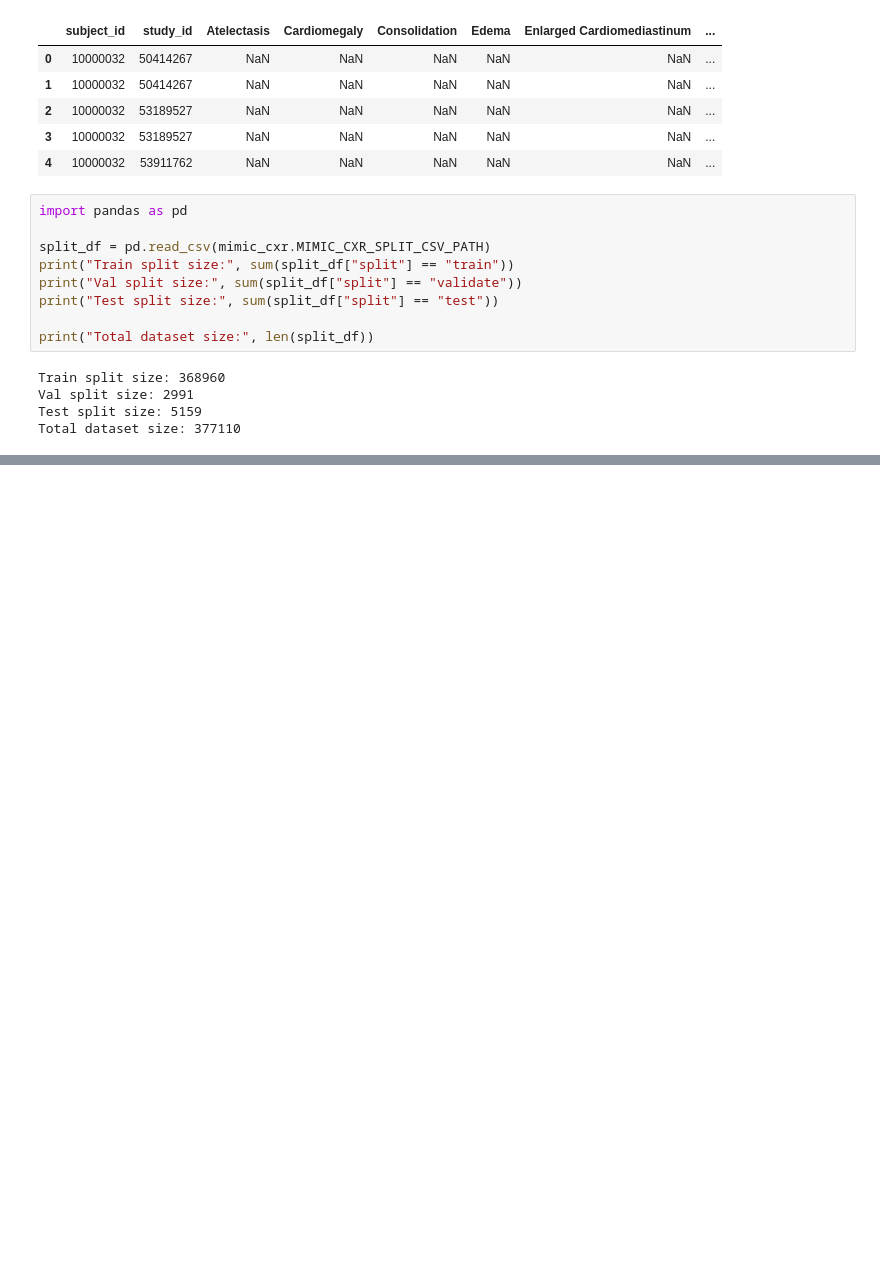
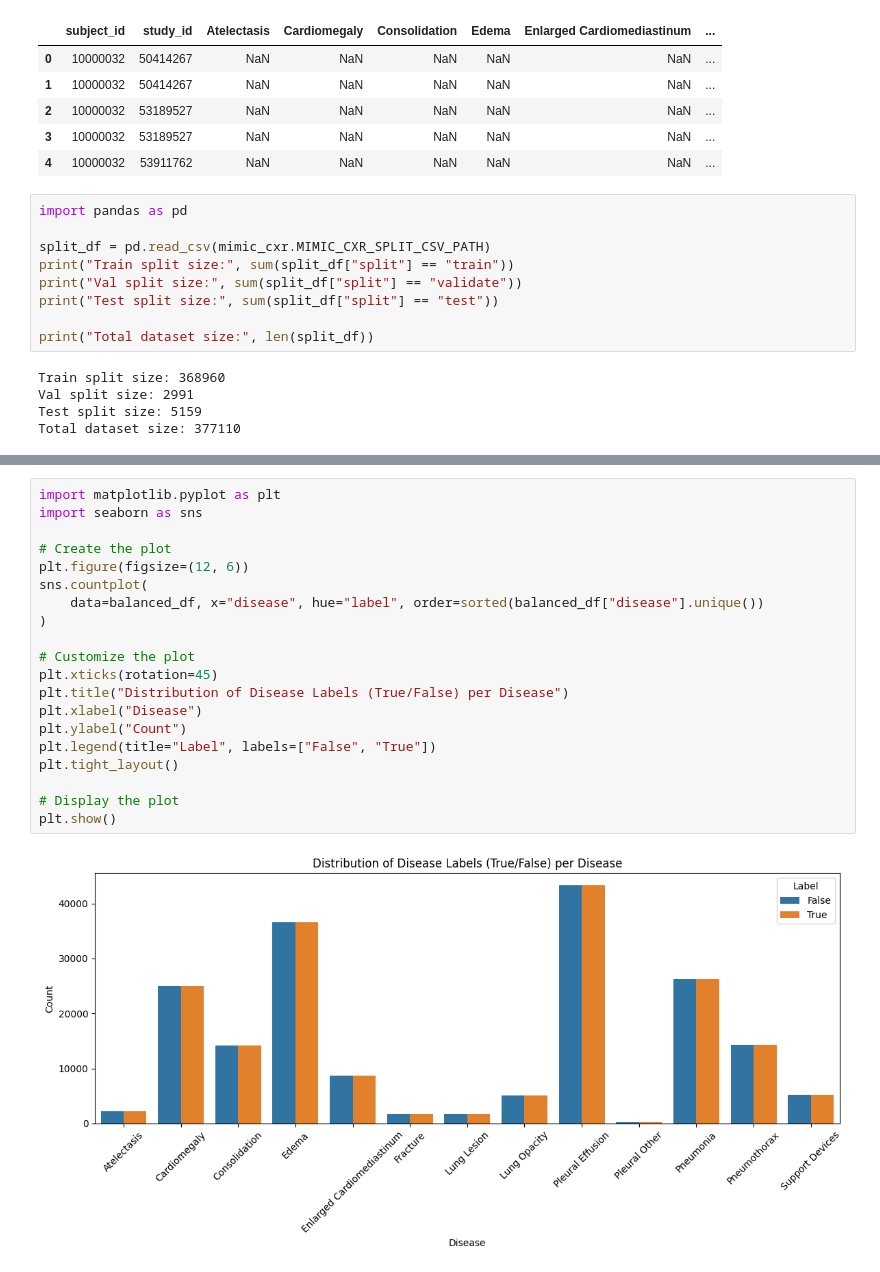
Before and after one commit to onurdenizguler/RewardingVisualDoubt, a Jupyter notebook: examinations/examine_mimic_cxr_dataset.ipynb, the cells around one changed output, grey strips where cells are left out. Drawn from its saved outputs; the diff is of its cells as text; blank space fills up the shorter version.

```diff
--- a/examinations/examine_mimic_cxr_dataset.ipynb
+++ b/examinations/examine_mimic_cxr_dataset.ipynb
@@ -27,0 +144,22 @@ Total dataset size: 377110
+# %%
+import matplotlib.pyplot as plt
+import seaborn as sns
+
+# Create the plot
+plt.figure(figsize=(12, 6))
+sns.countplot(
+    data=balanced_df, x="disease", hue="label", order=sorted(balanced_df["disease"].unique())
+)
+
+# Customize the plot
+plt.xticks(rotation=45)
+plt.title("Distribution of Disease Labels (True/False) per Disease")
+plt.xlabel("Disease")
+plt.ylabel("Count")
+plt.legend(title="Label", labels=["False", "True"])
+plt.tight_layout()
+
+# Display the plot
+plt.show()
+# %% [output]
+[figure, added]
```
Also changed, not shown: parts of 13 cells of this notebook, 1 other file.
